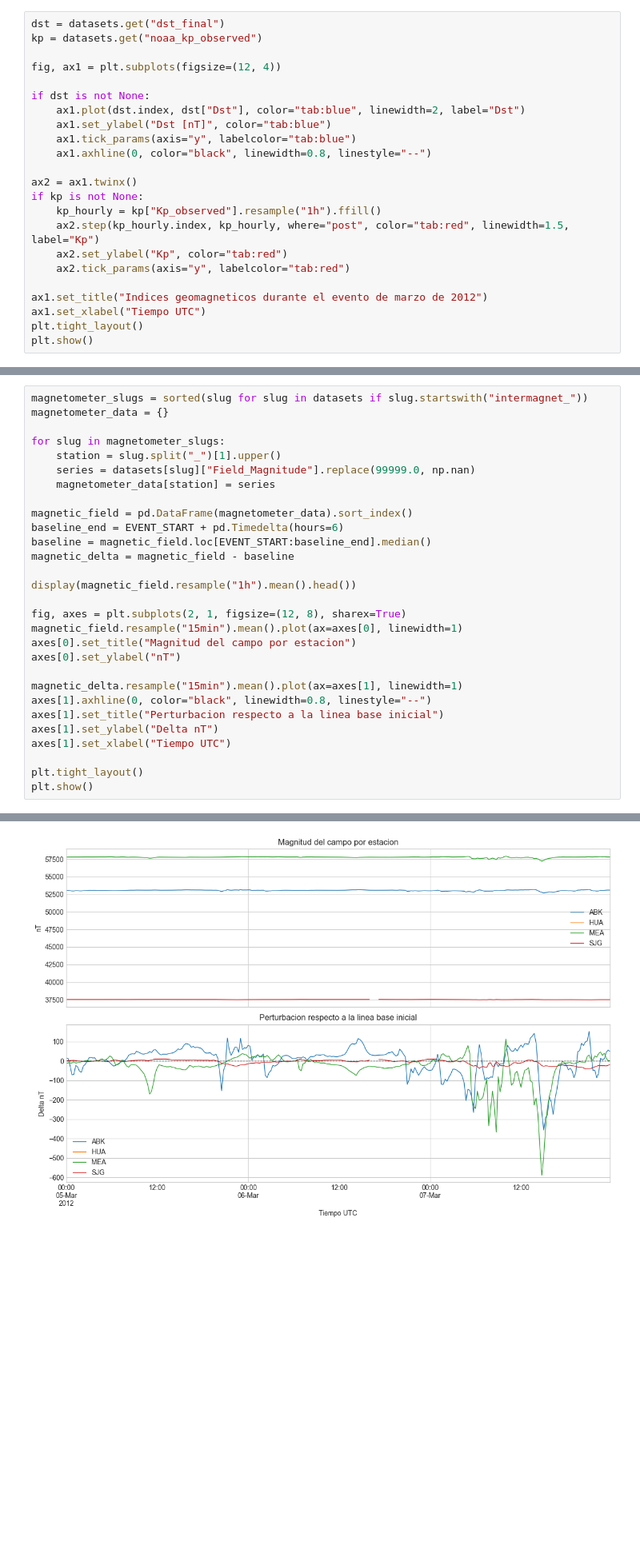
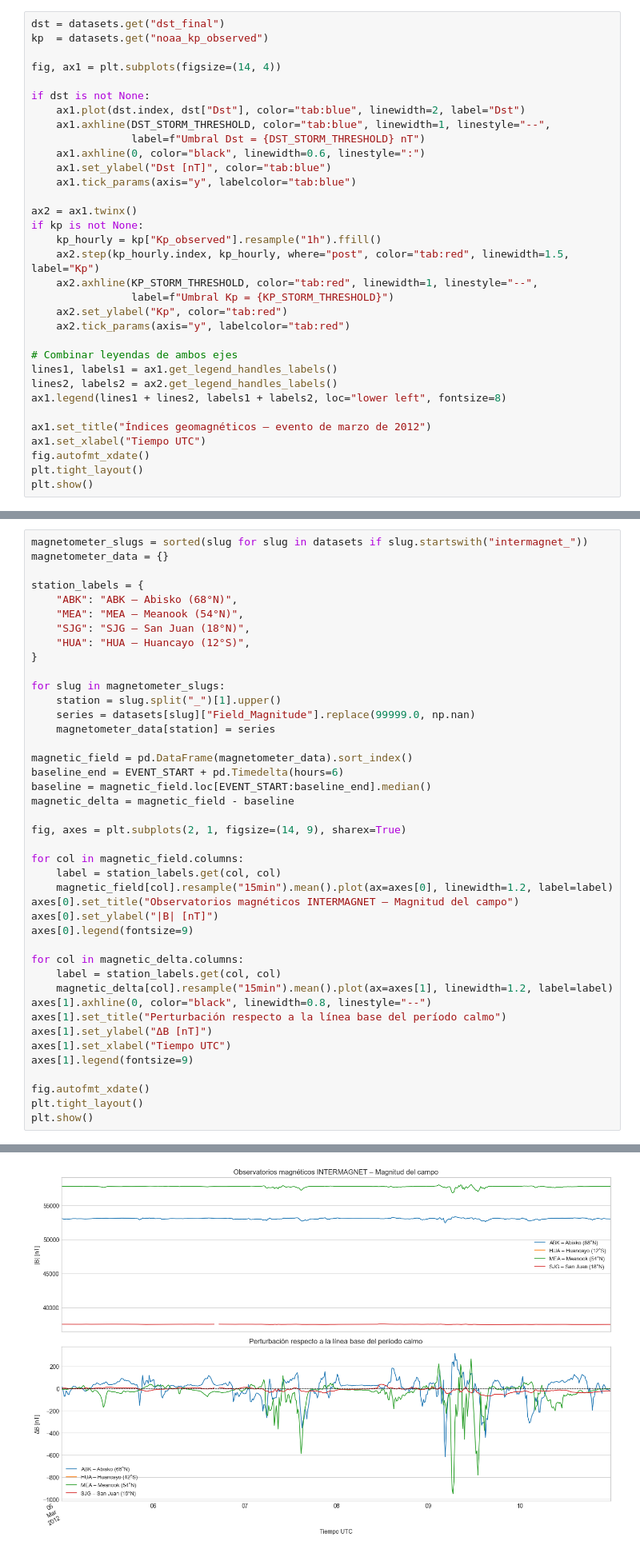
Before and after one commit to tonalidae/tarea3-astroparticulas, a Jupyter notebook: notebooks_TareaModelo.ipynb, the cells around one changed output, grey strips where cells are left out. Shown at 80% size. Drawn from its saved outputs; the diff is of its cells as text; blank space fills up the shorter version.

```diff
--- a/notebooks_TareaModelo.ipynb
+++ b/notebooks_TareaModelo.ipynb
@@ -149,24 +176,34 @@ Estos dos indices permiten ubicar las fases de la perturbacion geomagnetica y si
 # %%
 dst = datasets.get("dst_final")
-kp = datasets.get("noaa_kp_observed")
+kp  = datasets.get("noaa_kp_observed")
 
-fig, ax1 = plt.subplots(figsize=(12, 4))
+fig, ax1 = plt.subplots(figsize=(14, 4))
 
 if dst is not None:
     ax1.plot(dst.index, dst["Dst"], color="tab:blue", linewidth=2, label="Dst")
+    ax1.axhline(DST_STORM_THRESHOLD, color="tab:blue", linewidth=1, linestyle="--",
+                label=f"Umbral Dst = {DST_STORM_THRESHOLD} nT")
+    ax1.axhline(0, color="black", linewidth=0.6, linestyle=":")
     ax1.set_ylabel("Dst [nT]", color="tab:blue")
     ax1.tick_params(axis="y", labelcolor="tab:blue")
-    ax1.axhline(0, color="black", linewidth=0.8, linestyle="--")
 
 ax2 = ax1.twinx()
 if kp is not None:
     kp_hourly = kp["Kp_observed"].resample("1h").ffill()
     ax2.step(kp_hourly.index, kp_hourly, where="post", color="tab:red", linewidth=1.5, label="Kp")
+    ax2.axhline(KP_STORM_THRESHOLD, color="tab:red", linewidth=1, linestyle="--",
+                label=f"Umbral Kp = {KP_STORM_THRESHOLD}")
     ax2.set_ylabel("Kp", color="tab:red")
     ax2.tick_params(axis="y", labelcolor="tab:red")
 
-ax1.set_title("Indices geomagneticos durante el evento de marzo de 2012")
+# Combinar leyendas de ambos ejes
+lines1, labels1 = ax1.get_legend_handles_labels()
+lines2, labels2 = ax2.get_legend_handles_labels()
+ax1.legend(lines1 + lines2, labels1 + labels2, loc="lower left", fontsize=8)
+
+ax1.set_title("Índices geomagnéticos – evento de marzo de 2012")
 ax1.set_xlabel("Tiempo UTC")
+fig.autofmt_xdate()
 plt.tight_layout()
 plt.show()
 # %% [output]
@@ -234,6 +261,13 @@ Los magnetometros permiten observar como responde el campo geomagnetico en estac
 # %%
 magnetometer_slugs = sorted(slug for slug in datasets if slug.startswith("intermagnet_"))
 magnetometer_data = {}
+
+station_labels = {
+    "ABK": "ABK – Abisko (68°N)",
+    "MEA": "MEA – Meanook (54°N)",
+    "SJG": "SJG – San Juan (18°N)",
+    "HUA": "HUA – Huancayo (12°S)",
+}
 
 for slug in magnetometer_slugs:
     station = slug.split("_")[1].upper()
@@ -245,19 +279,25 @@ baseline_end = EVENT_START + pd.Timedelta(hours=6)
 baseline = magnetic_field.loc[EVENT_START:baseline_end].median()
 magnetic_delta = magnetic_field - baseline
 
-display(magnetic_field.resample("1h").mean().head())
+fig, axes = plt.subplots(2, 1, figsize=(14, 9), sharex=True)
 
-fig, axes = plt.subplots(2, 1, figsize=(12, 8), sharex=True)
-magnetic_field.resample("15min").mean().plot(ax=axes[0], linewidth=1)
-axes[0].set_title("Magnitud del campo por estacion")
-axes[0].set_ylabel("nT")
+for col in magnetic_field.columns:
+    label = station_labels.get(col, col)
+    magnetic_field[col].resample("15min").mean().plot(ax=axes[0], linewidth=1.2, label=label)
+axes[0].set_title("Observatorios magnéticos INTERMAGNET – Magnitud del campo")
+axes[0].set_ylabel("|B| [nT]")
+axes[0].legend(fontsize=9)
 
-magnetic_delta.resample("15min").mean().plot(ax=axes[1], linewidth=1)
+for col in magnetic_delta.columns:
+    label = station_labels.get(col, col)
+    magnetic_delta[col].resample("15min").mean().plot(ax=axes[1], linewidth=1.2, label=label)
 axes[1].axhline(0, color="black", linewidth=0.8, linestyle="--")
-axes[1].set_title("Perturbacion respecto a la linea base inicial")
-axes[1].set_ylabel("Delta nT")
+axes[1].set_title("Perturbación respecto a la línea base del período calmo")
+axes[1].set_ylabel("ΔB [nT]")
 axes[1].set_xlabel("Tiempo UTC")
+axes[1].legend(fontsize=9)
 
+fig.autofmt_xdate()
 plt.tight_layout()
 plt.show()
 # %% [output]
@@ -271,2 +304,2 @@ plt.show()
-[figure, old version]
+[figure, new version]
 # %% [markdown]
```
Also changed, not shown: parts of 29 cells of this notebook, 3 other files.
